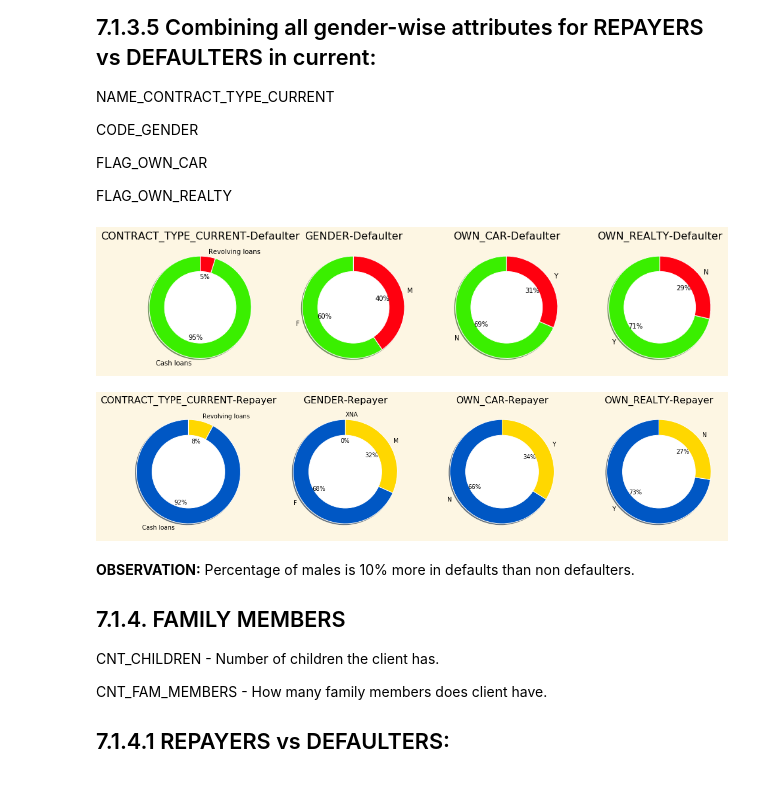
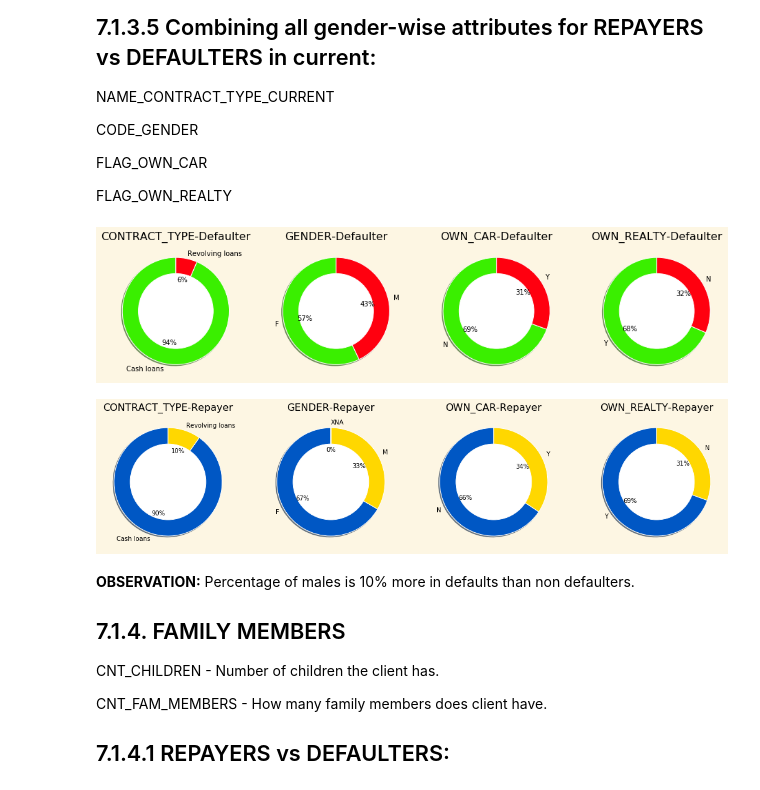
Before and after one commit to padma-it/DataScienceCaseStudies, a Jupyter notebook: Credit EDA/Credit_EDA_Case_Study_Padma.ipynb, the cells around one changed output. Cells and saved outputs as stored; diff of their text form; code cells hidden in the pictures.

```diff
--- a/Credit EDA/Credit_EDA_Case_Study_Padma.ipynb
+++ b/Credit EDA/Credit_EDA_Case_Study_Padma.ipynb
@@ -519,37 +521,37 @@ FLAG_OWN_CAR
 FLAG_OWN_REALTY
 # %%
 import itertools
-default = loan_process_df[loan_process_df["TARGET"]==1][[ 'NAME_CONTRACT_TYPE_CURRENT', 'CODE_GENDER','FLAG_OWN_CAR', 'FLAG_OWN_REALTY']]
-repayer = loan_process_df[loan_process_df["TARGET"]==0][[ 'NAME_CONTRACT_TYPE_CURRENT', 'CODE_GENDER','FLAG_OWN_CAR', 'FLAG_OWN_REALTY']]
+default = applicationDF[applicationDF["TARGET"]==1][[ 'NAME_CONTRACT_TYPE', 'CODE_GENDER','FLAG_OWN_CAR', 'FLAG_OWN_REALTY']]
+repayer = applicationDF[applicationDF["TARGET"]==0][[ 'NAME_CONTRACT_TYPE', 'CODE_GENDER','FLAG_OWN_CAR', 'FLAG_OWN_REALTY']]
 
-d_cols = ['NAME_CONTRACT_TYPE_CURRENT', 'CODE_GENDER','FLAG_OWN_CAR', 'FLAG_OWN_REALTY']
+d_cols = ['NAME_CONTRACT_TYPE', 'CODE_GENDER','FLAG_OWN_CAR', 'FLAG_OWN_REALTY']
 d_length = len(d_cols)
 
 fig = plt.figure(figsize=(16,4))
 for i,j in itertools.zip_longest(d_cols,range(d_length)):
     plt.subplot(1,4,j+1)
     default[i].value_counts().plot.pie(autopct = "%1.0f%%",colors = sns.color_palette("prism"),startangle = 90,
                                         wedgeprops={"linewidth":1,"edgecolor":"white"},shadow =True)
     circ = plt.Circle((0,0),.7,color="white")
     plt.gca().add_artist(circ)
     plt.ylabel("")
     i = i[5:] #  to accomodate the title
     plt.title(i+"-Defaulter")
 
 
 fig = plt.figure(figsize=(18,4))
 for i,j in itertools.zip_longest(d_cols,range(d_length)):
     plt.subplot(1,4,j+1)
     repayer[i].value_counts().plot.pie(autopct = "%1.0f%%",colors = sns.color_palette("prism",3),startangle = 90,
                                            wedgeprops={"linewidth":1,"edgecolor":"white"},shadow =True)
     circ = plt.Circle((0,0),.7,color="white")
     plt.gca().add_artist(circ)
     plt.ylabel("")
     i = i[5:] #  to accomodate the title
     plt.title(i+"-Repayer")
 # %% [output]
-[figure, old version]
+[figure, new version]
-[figure, old version]
+[figure, new version]
 # %% [markdown]
 __OBSERVATION:__ Percentage of males is 10%  more in defaults than non defaulters.
 
```
Also changed, not shown: parts of 27 cells of this notebook, 1 other file.
